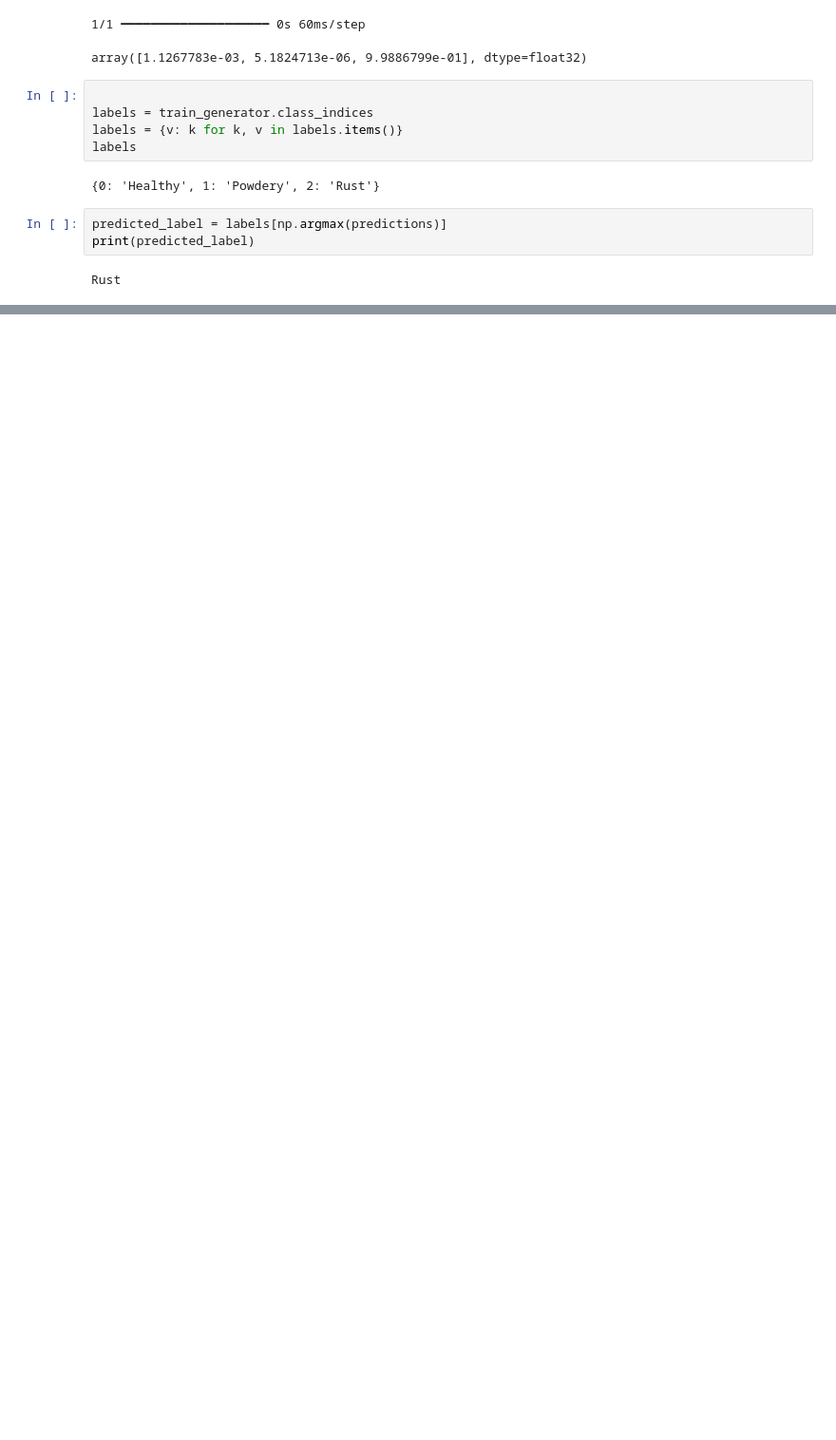
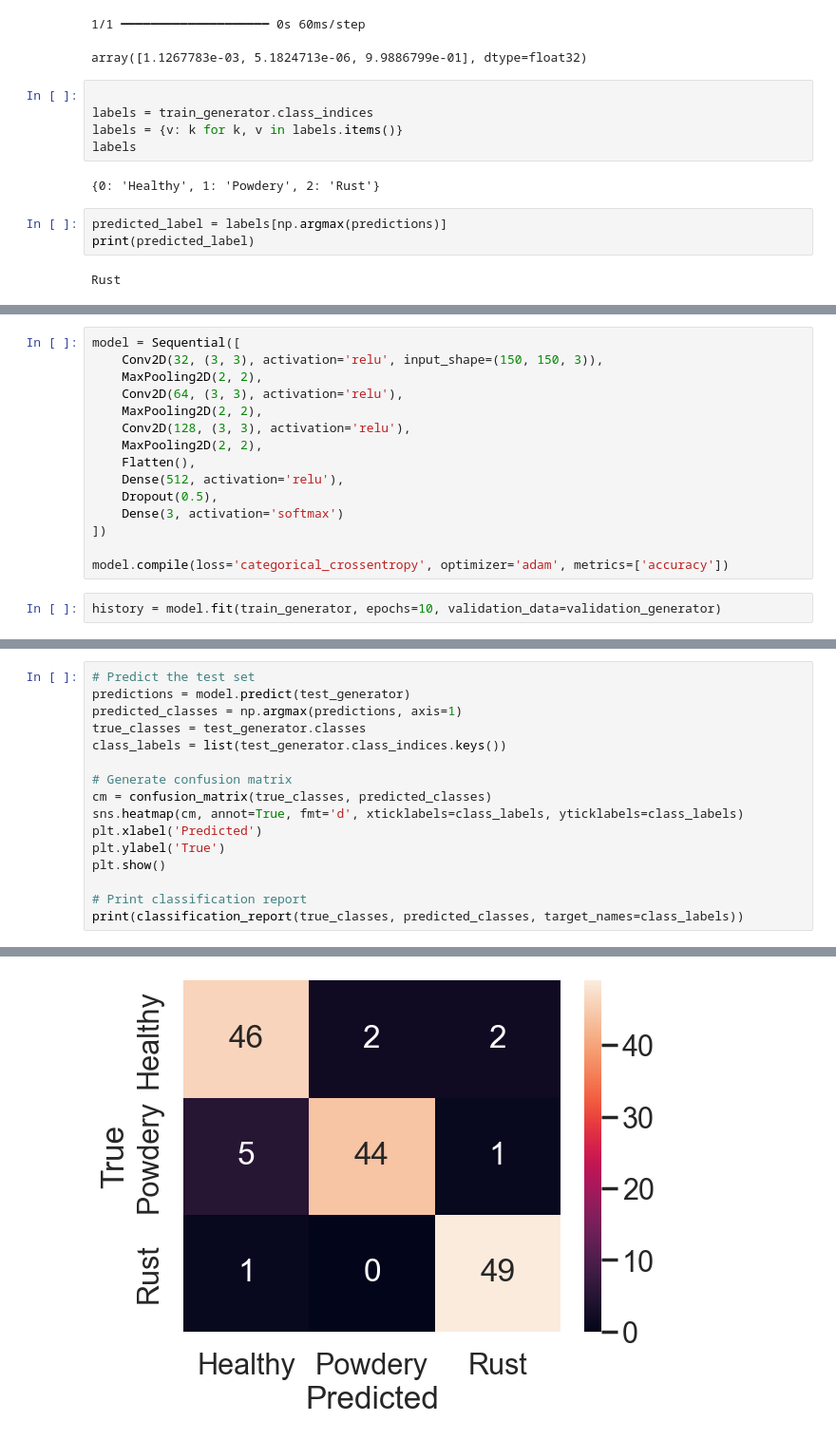
Before and after one commit to insafhamdi/Plant-disease-detection, a Jupyter notebook: training.ipynb, the cells around one changed output, grey strips where cells are left out. Shown at 95% size. Cells and saved outputs as stored; diff of their text form; blank space fills up the shorter version.

Commit message:
modification
i added a confusion matrix

```diff
--- a/training.ipynb
+++ b/training.ipynb
@@ -191,0 +222,17 @@ Rust
+# %%
+model = Sequential([
+    Conv2D(32, (3, 3), activation='relu', input_shape=(150, 150, 3)),
+    MaxPooling2D(2, 2),
+    Conv2D(64, (3, 3), activation='relu'),
+    MaxPooling2D(2, 2),
+    Conv2D(128, (3, 3), activation='relu'),
+    MaxPooling2D(2, 2),
+    Flatten(),
+    Dense(512, activation='relu'),
+    Dropout(0.5),
+    Dense(3, activation='softmax')
+])
+
+model.compile(loss='categorical_crossentropy', optimizer='adam', metrics=['accuracy'])
+# %%
+history = model.fit(train_generator, epochs=10, validation_data=validation_generator)
@@ -191,0 +262,17 @@ Rust
+# %%
+# Predict the test set
+predictions = model.predict(test_generator)
+predicted_classes = np.argmax(predictions, axis=1)
+true_classes = test_generator.classes
+class_labels = list(test_generator.class_indices.keys())
+
+# Generate confusion matrix
+cm = confusion_matrix(true_classes, predicted_classes)
+sns.heatmap(cm, annot=True, fmt='d', xticklabels=class_labels, yticklabels=class_labels)
+plt.xlabel('Predicted')
+plt.ylabel('True')
+plt.show()
+
+# Print classification report
+print(classification_report(true_classes, predicted_classes, target_names=class_labels))
+# %% [output]
@@ -191,0 +280 @@ Rust
+[figure, added]
```
Also changed, not shown: parts of 5 cells of this notebook.
